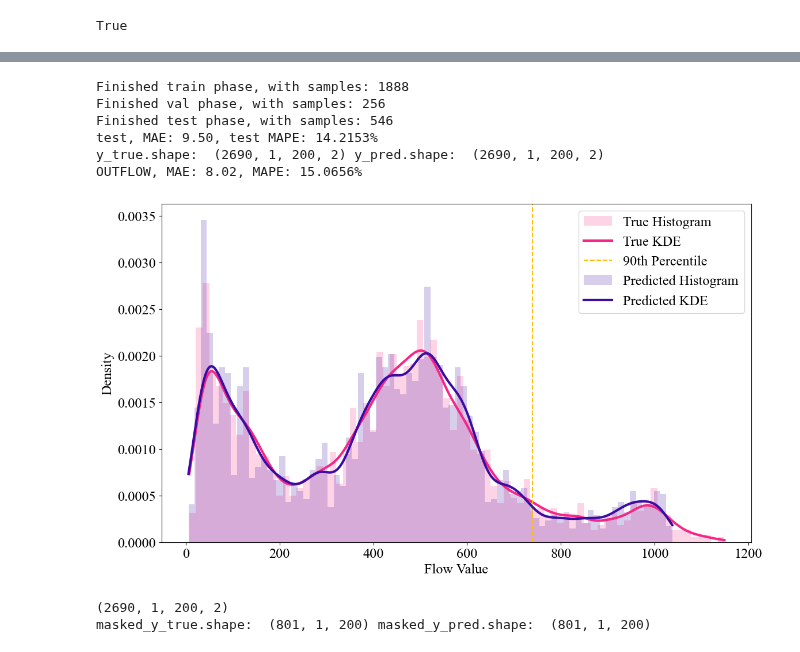
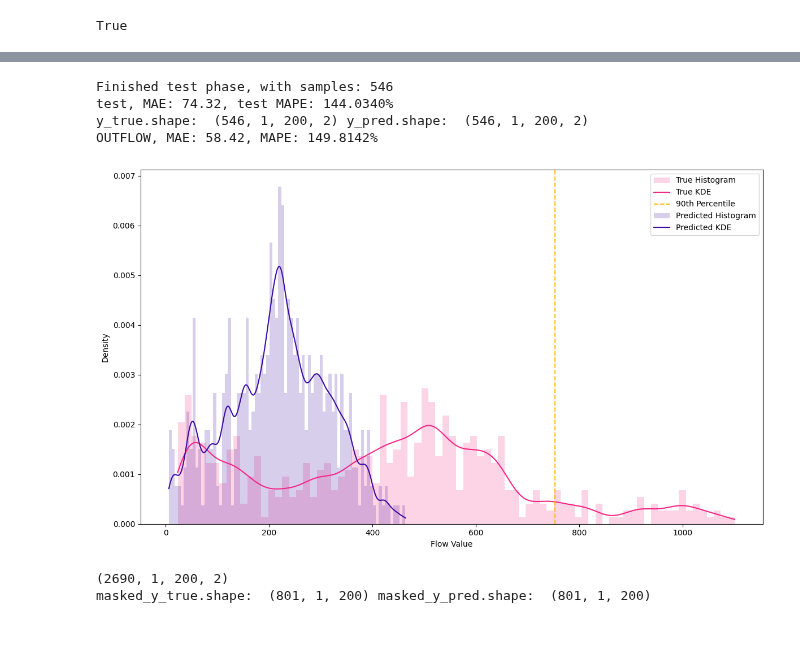
Before and after one commit to omerAJ/Hyb-STEX, a Jupyter notebook: plottingForPPR_mainFig.ipynb, the cells around one changed output, grey strips where cells are left out. Cells and saved outputs as stored; diff of their text form; code cells hidden in the pictures.

```diff
--- a/plottingForPPR_mainFig.ipynb
+++ b/plottingForPPR_mainFig.ipynb
@@ -202,7 +205,7 @@ def test(model, dataloader, scaler, graph, args):
     o_tilde = []
     with torch.no_grad():
         prev_len = 0
-        for phase in ["train", "val", "test"]:
+        for phase in ["test"]:
             for batch_idx, (data, target, evs, _) in enumerate(dataloader[phase]):
                 repr1, _ = model(data, graph)
                 pred_output = model.predict(repr1, evs, phase="bias")
@@ -247,12 +250,10 @@ def test(model, dataloader, scaler, graph, args):
 # %%
 _, y_true, y_pred, evs_true, evs_pred, bias, bias_scaled, o_tilde = test(model, dataloader, dataloader['scaler'], graph, args)
 # %% [output]
-Finished train phase, with samples: 1888
-Finished val phase, with samples: 256
 Finished test phase, with samples: 546
-test, MAE: 9.50, test MAPE: 14.2153%
-y_true.shape:  (2690, 1, 200, 2) y_pred.shape:  (2690, 1, 200, 2)
-OUTFLOW, MAE: 8.02, MAPE: 15.0656%
+test, MAE: 74.32, test MAPE: 144.0340%
+y_true.shape:  (546, 1, 200, 2) y_pred.shape:  (546, 1, 200, 2)
+OUTFLOW, MAE: 58.42, MAPE: 149.8142%
 # %%
 import numpy as np
 import matplotlib.pyplot as plt
@@ -271,36 +272,36 @@ for array, label, color in data:
     # Extract the specific slice and filter the values
     a = array[:, 0, 86, 0]
     a = a[a > 5]
 
     # Calculate the 90th percentile for the current dataset
     percentile_90 = np.percentile(a, 90)
 
     # Plot the histogram of variable 'a' on the first subplot
     plt.hist(a, bins=80, density=True, alpha=0.2, color=color, label=f'{label} Histogram')
 
     # Generate the KDE (Kernel Density Estimate)
     kde = gaussian_kde(a, bw_method=0.1)  # Adjust bandwidth with bw_method
     x_range = np.linspace(a.min(), a.max(), 1000)
 
     # Plot the KDE curve for the current dataset
-    plt.plot(x_range, kde(x_range), color=color, label=f'{label} KDE', lw=3, alpha=1)
+    plt.plot(x_range, kde(x_range), color=color, label=f'{label} KDE', alpha=1)
 
     # If the label is 'True', plot the vertical line at the 90th percentile
     if label == 'True':
         plt.axvline(x=percentile_90, color="#ffbe0b", linestyle='--', label=f'90th Percentile')
 
 # Add labels, title, and legend for the histogram/KDE plot
 plt.xlabel('Flow Value')
 plt.ylabel('Density')
 plt.legend()
 
 # Display the plots
 plt.tight_layout()
 
-# plt.savefig('KDEPlots.png', dpi=500, bbox_inches='tight')
+plt.savefig('KDEPlots.png', dpi=500, bbox_inches='tight')
 plt.show()
 # %% [output]
-[figure, old version]
+[figure, new version]
 # %%
 print(y_true.shape)
 _y_true, _y_pred, _o_tilde = y_true, y_pred, o_tilde
```
Also changed, not shown: parts of 1 cell of this notebook, 5 other files.
